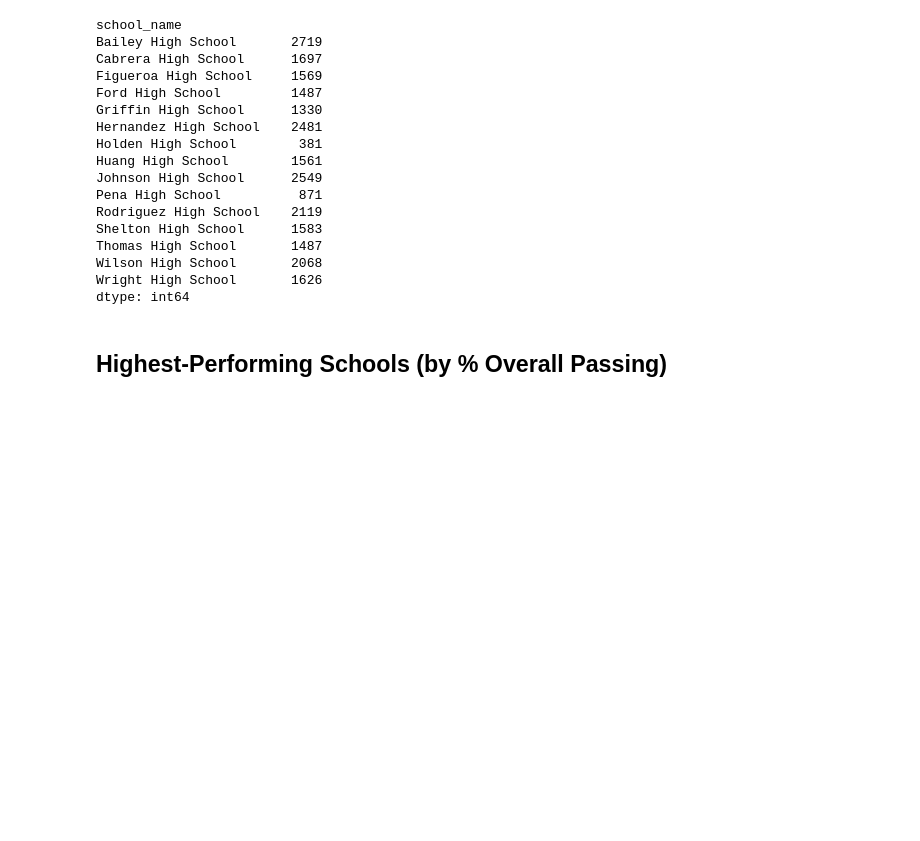
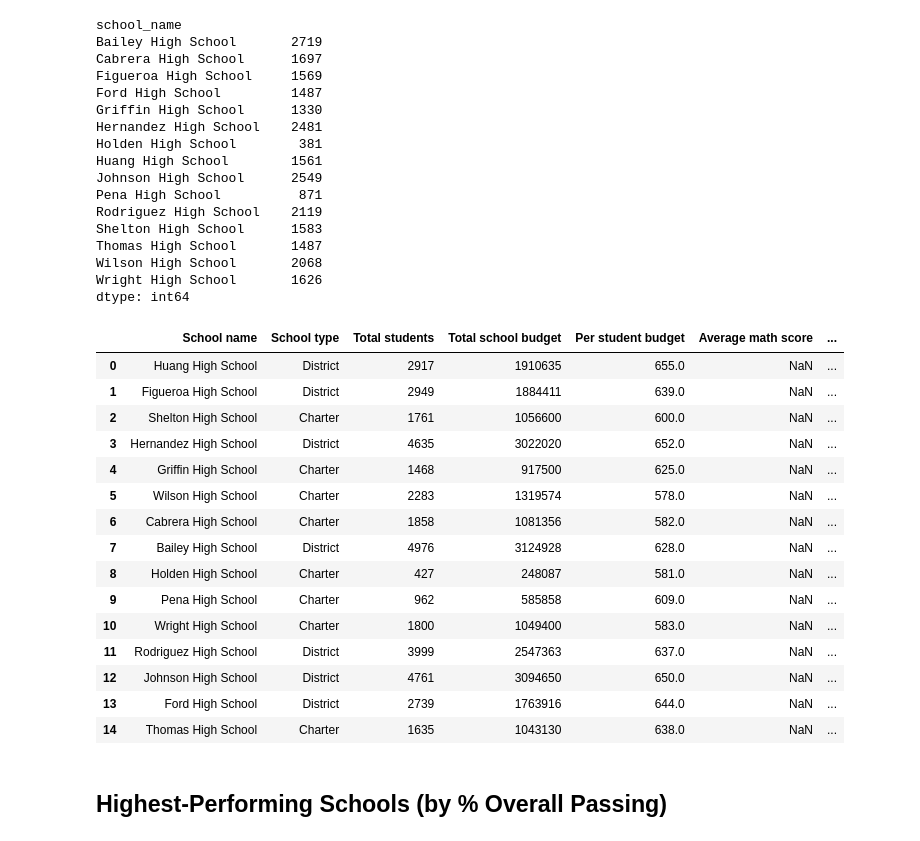
Before and after one commit to wemlaztdj/pandas-challenge, a Jupyter notebook: PyCitySchools/PyCitySchools_starter.ipynb, the cells around one changed output. Cells and saved outputs as stored; diff of their text form; code cells hidden in the pictures; blank space fills up the shorter version.

Commit message:
per_sch_summary renamed , but Avg and % need think

```diff
--- a/PyCitySchools/PyCitySchools_starter.ipynb
+++ b/PyCitySchools/PyCitySchools_starter.ipynb
@@ -247,14 +258,44 @@ per_school_passing_reading = school_students_passing_reading / per_school_counts
 overall_passing_rate = school_students_passing_math_and_reading / per_school_counts * 100
 # %%
 # Create a DataFrame called `per_school_summary` with columns for the calculations above.
-per_school_summary =
+per_sch_summary=school_data.rename(columns={'school_name':'School name',
+                                            'type':'School type',
+                                            'size':'Total students',
+                                            'budget':'Total school budget'
+                                            })
+per_sch_summary = per_sch_summary[['School name','School type','Total students','Total school budget','Per student budget']]
+# per_sch_summary['Average math score']=per_school_math['math_score']
+# per_sch_summary['Average reading score']=per_school_reading['reading_score']
+# per_sch_summary['% passing math']=
+# per_sch_summary['% passing reading']=
+# per_sch_summary['% overall passing']=
 
-# Formatting
-per_school_summary["Total School Budget"] = per_school_summary["Total School Budget"].map("${:,.2f}".format)
-per_school_summary["Per Student Budget"] = per_school_summary["Per Student Budget"].map("${:,.2f}".format)
+per_sch_summary
+#per_school_summary =
 
-# Display the DataFrame
-per_school_summary
+# # Formatting
+# per_school_summary["Total School Budget"] = per_school_summary["Total School Budget"].map("${:,.2f}".format)
+# per_school_summary["Per Student Budget"] = per_school_summary["Per Student Budget"].map("${:,.2f}".format)
+
+# # Display the DataFrame
+# per_school_summary
+# %% [output]
+|  | School name | School type | Total students | Total school budget | Per student budget | Average math score | ... |
+| 0 | Huang High School | District | 2917 | 1910635 | 655.0 | NaN | ... |
+| 1 | Figueroa High School | District | 2949 | 1884411 | 639.0 | NaN | ... |
+| 2 | Shelton High School | Charter | 1761 | 1056600 | 600.0 | NaN | ... |
+| 3 | Hernandez High School | District | 4635 | 3022020 | 652.0 | NaN | ... |
+| 4 | Griffin High School | Charter | 1468 | 917500 | 625.0 | NaN | ... |
+| 5 | Wilson High School | Charter | 2283 | 1319574 | 578.0 | NaN | ... |
+| 6 | Cabrera High School | Charter | 1858 | 1081356 | 582.0 | NaN | ... |
+| 7 | Bailey High School | District | 4976 | 3124928 | 628.0 | NaN | ... |
+| 8 | Holden High School | Charter | 427 | 248087 | 581.0 | NaN | ... |
+| 9 | Pena High School | Charter | 962 | 585858 | 609.0 | NaN | ... |
+| 10 | Wright High School | Charter | 1800 | 1049400 | 583.0 | NaN | ... |
+| 11 | Rodriguez High School | District | 3999 | 2547363 | 637.0 | NaN | ... |
+| 12 | Johnson High School | District | 4761 | 3094650 | 650.0 | NaN | ... |
+| 13 | Ford High School | District | 2739 | 1763916 | 644.0 | NaN | ... |
+| 14 | Thomas High School | Charter | 1635 | 1043130 | 638.0 | NaN | ... |
 # %% [markdown]
 ## Highest-Performing Schools (by % Overall Passing)
 # %%
```
Also changed, not shown: parts of 5 cells of this notebook.
